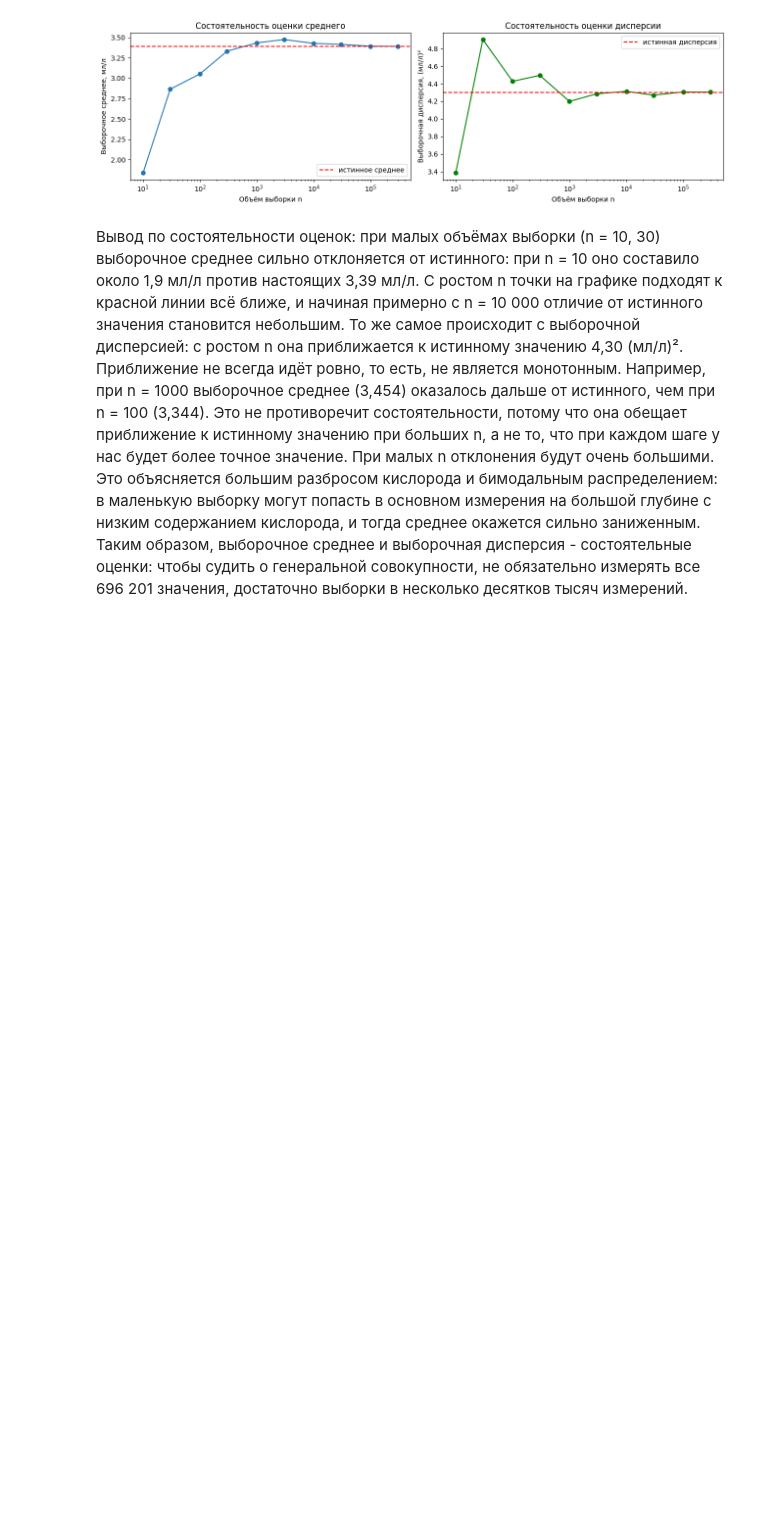
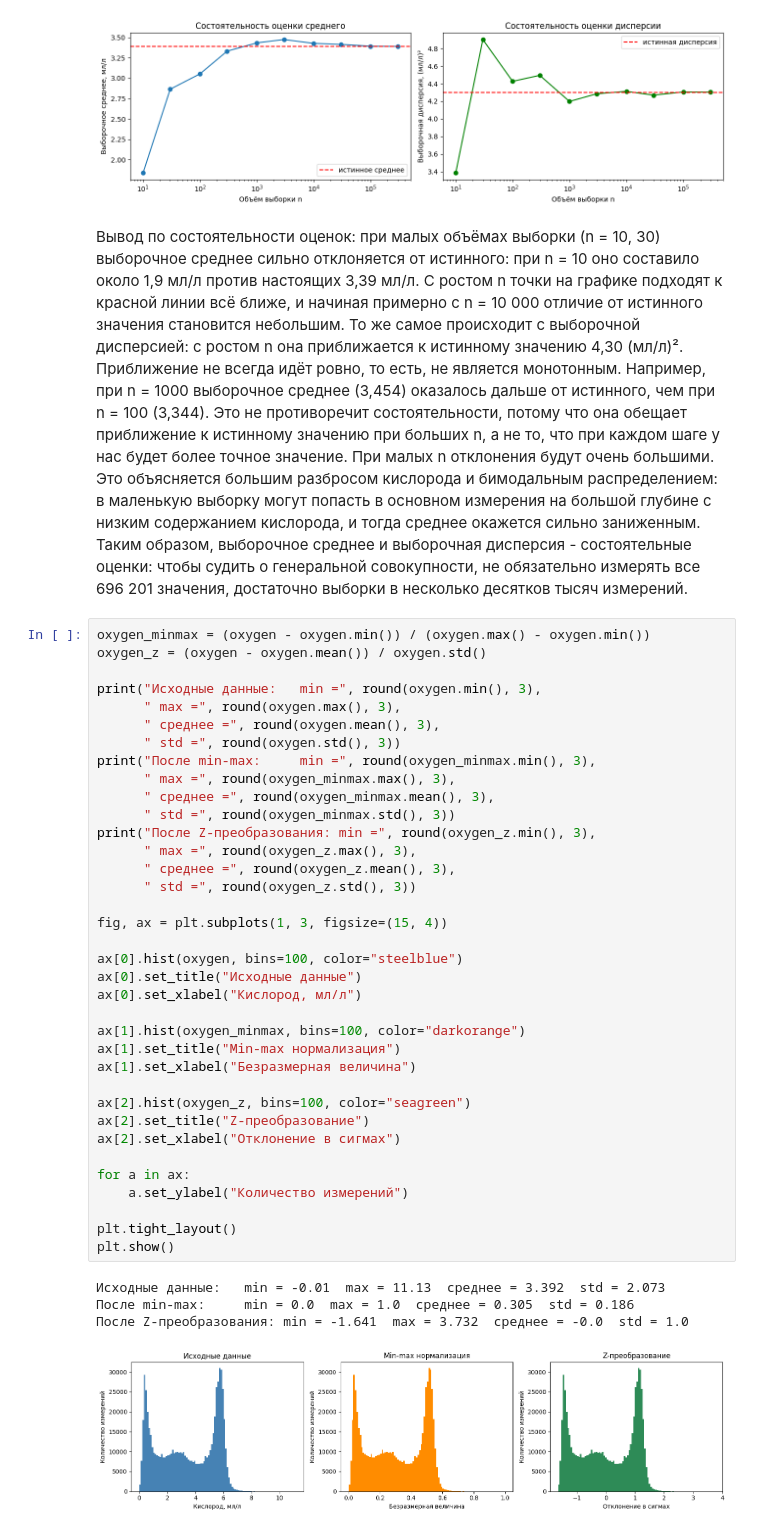
Before and after one commit to recxdivist/ocean_lab, a Jupyter notebook: Lab01_oxygen.ipynb, the cells around one changed output. Cells and saved outputs as stored; diff of their text form; blank space fills up the shorter version.

Commit message:
Нормализация данных (min-max и Z-преобразование)

```diff
--- a/Lab01_oxygen.ipynb
+++ b/Lab01_oxygen.ipynb
@@ -199,3 +199,44 @@ plt.show()
 [figure]
 # %% [markdown]
 Вывод по состоятельности оценок: при малых объёмах выборки (n = 10, 30) выборочное среднее сильно отклоняется от истинного: при n = 10 оно составило около 1,9 мл/л против настоящих 3,39 мл/л. С ростом n точки на графике подходят к красной линии всё ближе, и начиная примерно с n = 10 000 отличие от истинного значения становится небольшим. То же самое происходит с выборочной дисперсией: с ростом n она приближается к истинному значению 4,30 (мл/л)². Приближение не всегда идёт ровно, то есть, не является монотонным. Например, при n = 1000 выборочное среднее (3,454) оказалось дальше от истинного, чем при n = 100 (3,344). Это не противоречит состоятельности, потому что она обещает приближение к истинному значению при больших n, а не то, что при каждом шаге у нас будет более точное значение. При малых n отклонения будут очень большими. Это объясняется большим разбросом кислорода и бимодальным распределением: в маленькую выборку могут попасть в основном измерения на большой глубине с низким содержанием кислорода, и тогда среднее окажется сильно заниженным. Таким образом, выборочное среднее и выборочная дисперсия - состоятельные оценки: чтобы судить о генеральной совокупности, не обязательно измерять все 696 201 значения, достаточно выборки в несколько десятков тысяч измерений.
+# %%
+oxygen_minmax = (oxygen - oxygen.min()) / (oxygen.max() - oxygen.min())
+oxygen_z = (oxygen - oxygen.mean()) / oxygen.std()
+
+print("Исходные данные:   min =", round(oxygen.min(), 3),
+      " max =", round(oxygen.max(), 3),
+      " среднее =", round(oxygen.mean(), 3),
+      " std =", round(oxygen.std(), 3))
+print("После min-max:     min =", round(oxygen_minmax.min(), 3),
+      " max =", round(oxygen_minmax.max(), 3),
+      " среднее =", round(oxygen_minmax.mean(), 3),
+      " std =", round(oxygen_minmax.std(), 3))
+print("После Z-преобразования: min =", round(oxygen_z.min(), 3),
+      " max =", round(oxygen_z.max(), 3),
+      " среднее =", round(oxygen_z.mean(), 3),
+      " std =", round(oxygen_z.std(), 3))
+
+fig, ax = plt.subplots(1, 3, figsize=(15, 4))
+
+ax[0].hist(oxygen, bins=100, color="steelblue")
+ax[0].set_title("Исходные данные")
+ax[0].set_xlabel("Кислород, мл/л")
+
+ax[1].hist(oxygen_minmax, bins=100, color="darkorange")
+ax[1].set_title("Min-max нормализация")
+ax[1].set_xlabel("Безразмерная величина")
+
+ax[2].hist(oxygen_z, bins=100, color="seagreen")
+ax[2].set_title("Z-преобразование")
+ax[2].set_xlabel("Отклонение в сигмах")
+
+for a in ax:
+    a.set_ylabel("Количество измерений")
+
+plt.tight_layout()
+plt.show()
+# %% [output]
+Исходные данные:   min = -0.01  max = 11.13  среднее = 3.392  std = 2.073
+После min-max:     min = 0.0  max = 1.0  среднее = 0.305  std = 0.186
+После Z-преобразования: min = -1.641  max = 3.732  среднее = -0.0  std = 1.0
+[figure, added]
```
Also changed, not shown: parts of 1 cell of this notebook.
